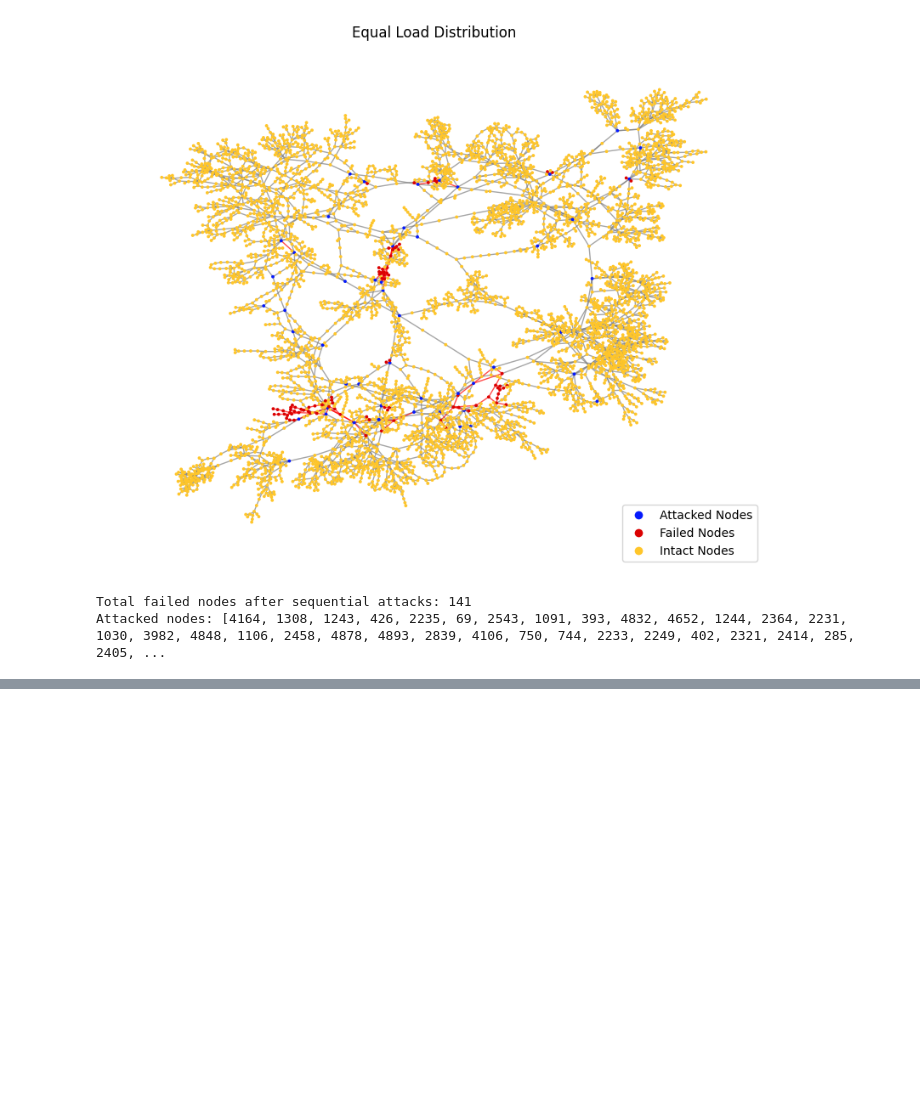
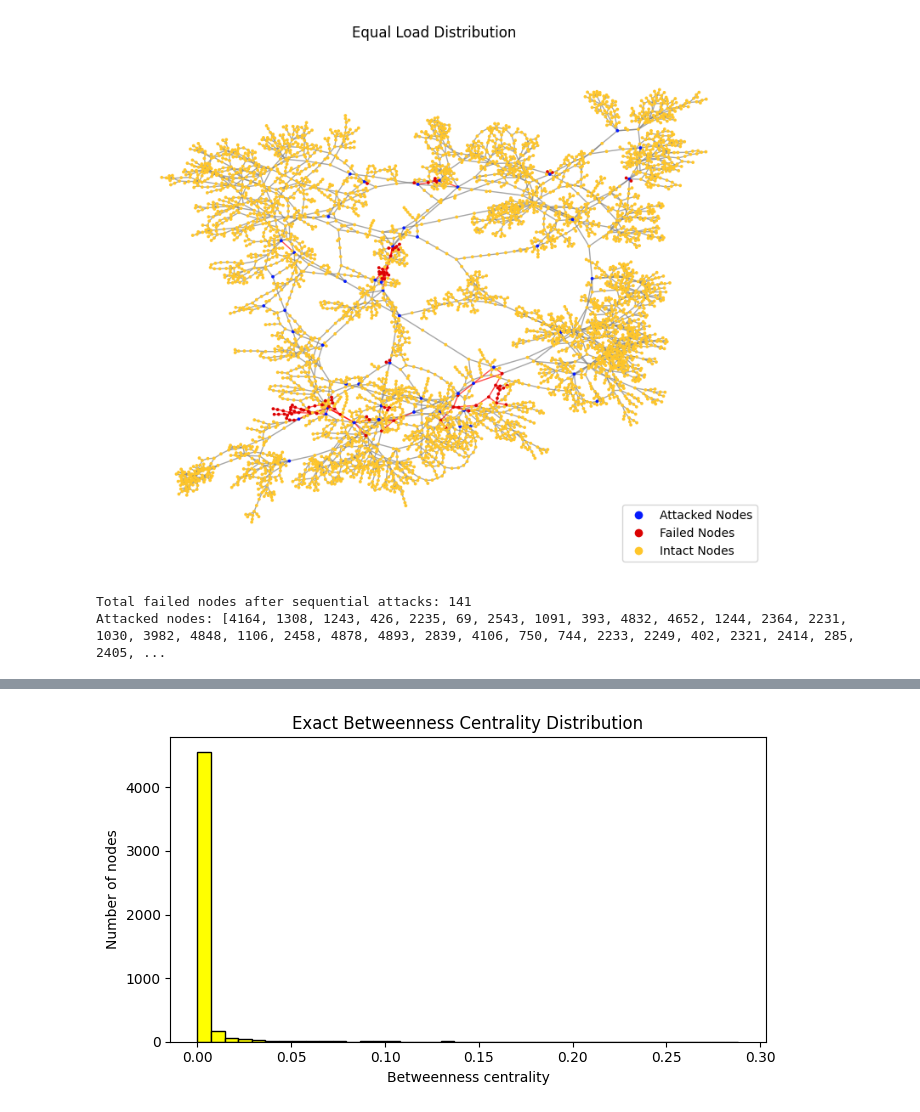
Before and after one commit to OctoPanna/western-us-power-grid, a Jupyter notebook: motter_lai_cascading_failure_model.ipynb, the cells around one changed output, grey strips where cells are left out. Drawn from its saved outputs; the diff is of its cells as text; code cells hidden in the pictures; blank space fills up the shorter version.

Commit message:
graph

```diff
--- a/motter_lai_cascading_failure_model.ipynb
+++ b/motter_lai_cascading_failure_model.ipynb
@@ -900,0 +1027,23 @@ Attacked nodes: [4164, 1308, 1243, 426, 2235, 69, 2543, 1091, 393, 4832, 4652, 1
+# %%
+import networkx as nx
+import matplotlib.pyplot as plt
+import numpy as np
+
+def plot_betweenness_distribution(G, bins=40):
+    # Exact betweenness centrality
+    betweenness = nx.betweenness_centrality(G, normalized=True)
+
+    values = np.array(list(betweenness.values()))
+
+    # Linear-scale histogram
+    plt.figure(figsize=(7, 4))
+    plt.hist(values, bins=bins, edgecolor="black", color='yellow')
+    plt.xlabel("Betweenness centrality")
+    plt.ylabel("Number of nodes")
+    plt.title("Exact Betweenness Centrality Distribution")
+    plt.tight_layout()
+    plt.show()
+
+plot_betweenness_distribution(G)
+# %% [output]
+[figure, added]
```
Also changed, not shown: parts of 3 cells of this notebook.
